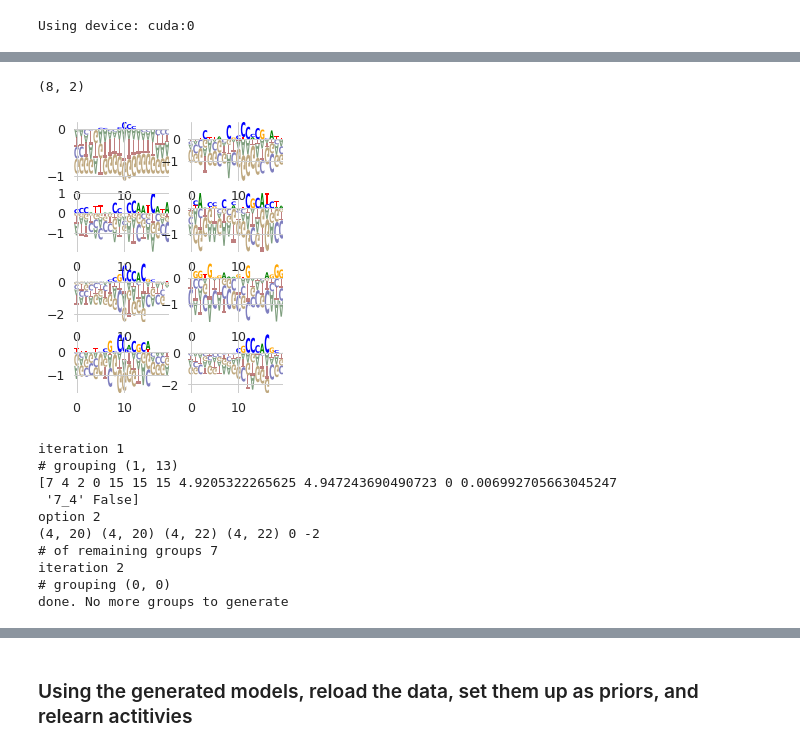
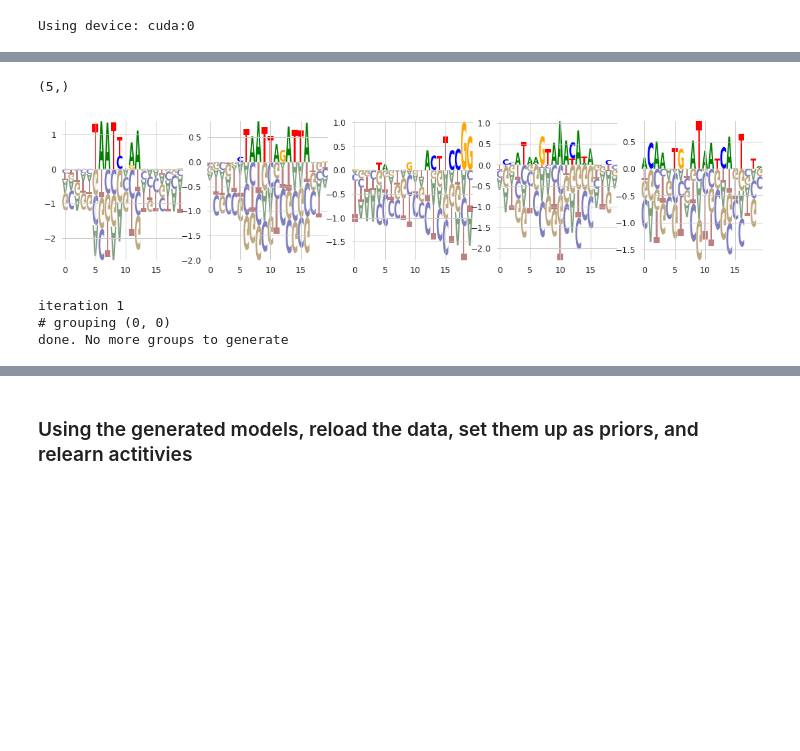
Before and after one commit to theislab/mubind, a Jupyter notebook: notebooks/concatenation/01_load_and_concatenate.ipynb, the cells around one changed output, grey strips where cells are left out. Drawn from its saved outputs; the diff is of its cells as text; code cells hidden in the pictures; blank space fills up the shorter version.

```diff
--- a/notebooks/concatenation/01_load_and_concatenate.ipynb
+++ b/notebooks/concatenation/01_load_and_concatenate.ipynb
@@ -100,3 +94,3 @@ glob.glob("[ALX1,EGR1]/*")
 # %%
-binding_modes = mb.tl.binding_modes("../../../mubind-pipeline/output/snakemake/SELEX/[ALX1]/*/*", device=device)
+binding_modes = mb.tl.binding_modes("../../../mubind-pipeline/output/snakemake/*/*/fit_model/models/*", device=device, pos_weight_thr=0.1)
 # %% [output]
@@ -104,23 +116,14 @@ binding_modes = mb.tl.binding_modes("../../../mubind-pipeline/output/snakemake/S
 # %%
 from matplotlib import rcParams
-rcParams['figure.figsize'] = 3, 8
+rcParams['figure.figsize'] = 15, 3
 rcParams['figure.dpi'] = 90
-# binding_modes
+mb.pl.conv_mono(binding_modes, n_cols=len(binding_modes), n_rows=1, title=False)
+# %% [output]
+(5,)
+[figure, added]
-# %%
-mb.pl.conv_mono(binding_modes, n_rows=len(binding_modes), n_cols=2, title=False)
-# %% [output]
-(8, 2)
-[figure, removed]
 # %%
 reduced_groups = mb.tl.reduce_filters(binding_modes)
 # %% [output]
 iteration 1
-# grouping (1, 13)
-[7 4 2 0 15 15 15 4.9205322265625 4.947243690490723 0 0.006992705663045247
- '7_4' False]
-option 2
-(4, 20) (4, 20) (4, 22) (4, 22) 0 -2
-# of remaining groups 7
-iteration 2
 # grouping (0, 0)
 done. No more groups to generate
```
Also changed, not shown: parts of 61 cells of this notebook.
